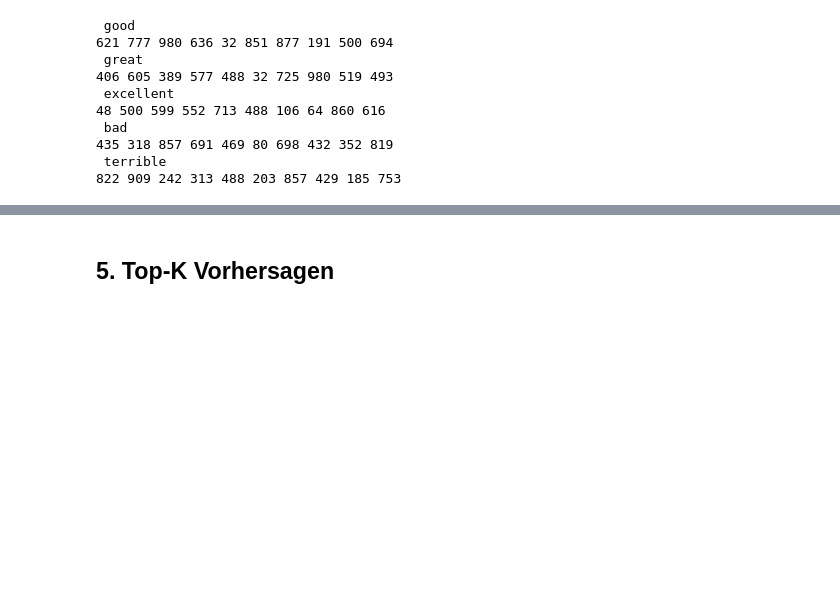
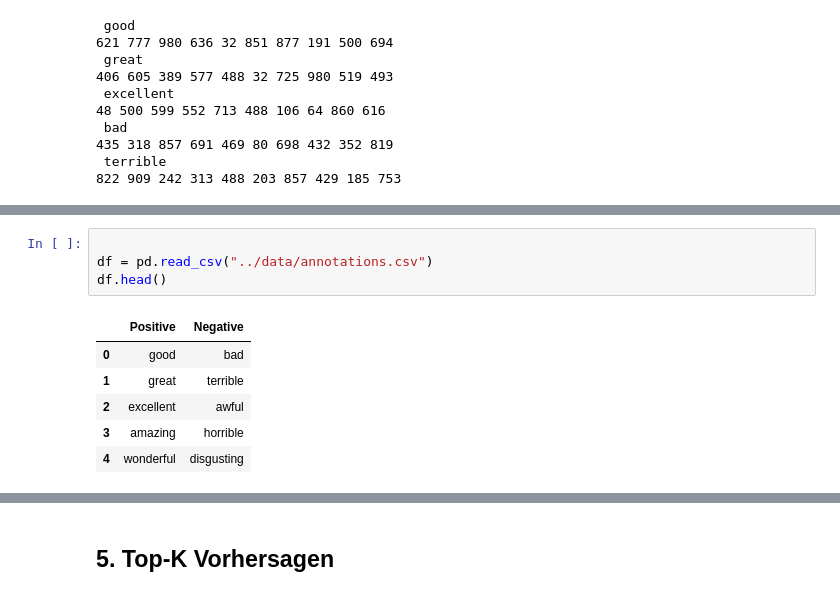
Before and after one commit to ia13400/AI_Frameworks_Tools, a Jupyter notebook: notebooks/01_Model_Inspection.ipynb, the cells around one changed output, grey strips where cells are left out. Cells and saved outputs as stored; diff of their text form; blank space fills up the shorter version.

```diff
--- a/notebooks/01_Model_Inspection.ipynb
+++ b/notebooks/01_Model_Inspection.ipynb
@@ -426,0 +464,11 @@ for w in words:
+# %%
+
+df = pd.read_csv("../data/annotations.csv")
+df.head()
+# %% [output]
+|  | Positive | Negative |
+| 0 | good | bad |
+| 1 | great | terrible |
+| 2 | excellent | awful |
+| 3 | amazing | horrible |
+| 4 | wonderful | disgusting |
```
Also changed, not shown: parts of 10 cells of this notebook, 3 other files.
